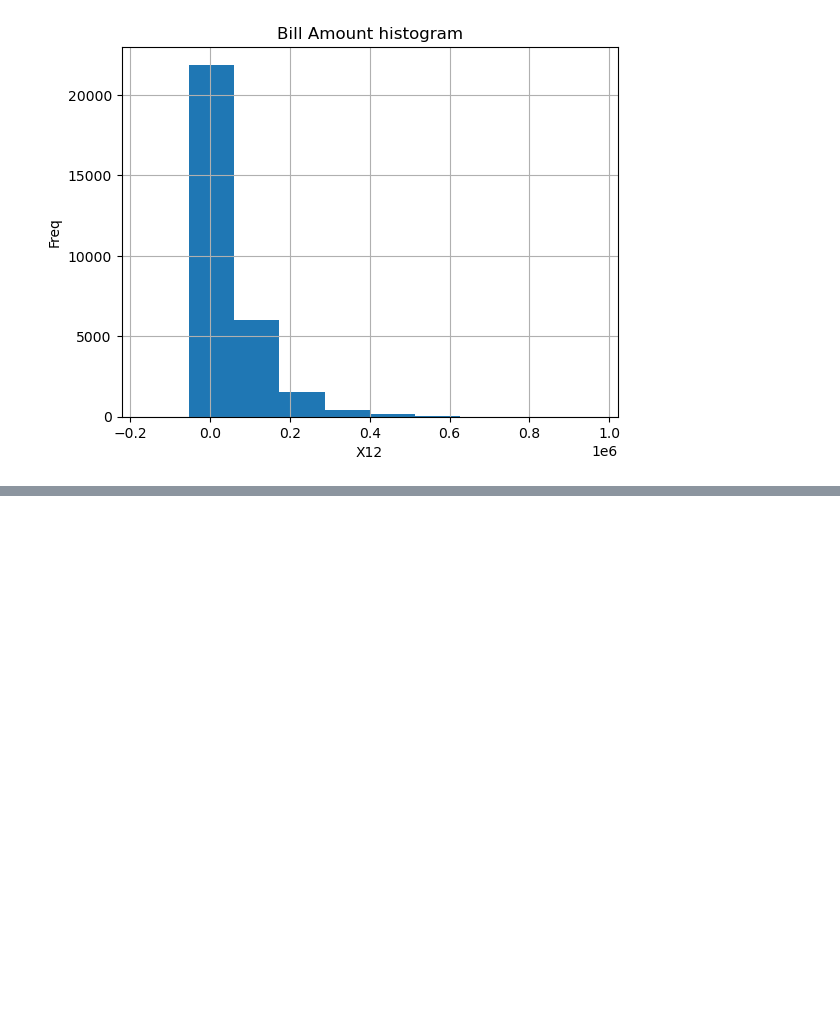
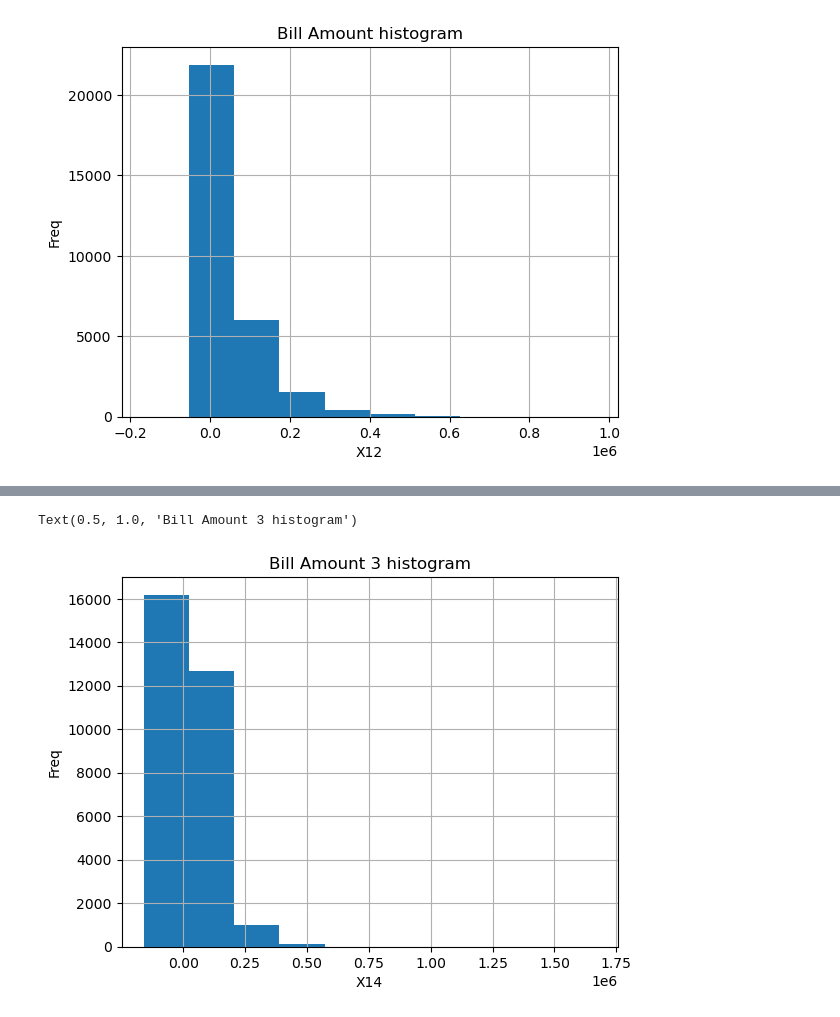
Before and after one commit to utkarshpant/6304-big-data-final-project, a Jupyter notebook: default+of+credit+card+clients/Source.ipynb, the cells around one changed output, grey strips where cells are left out. Cells and saved outputs as stored; diff of their text form; code cells hidden in the pictures; blank space fills up the shorter version.

```diff
--- a/default+of+credit+card+clients/Source.ipynb
+++ b/default+of+credit+card+clients/Source.ipynb
@@ -302,0 +308,8 @@ plt.title('Education histogram')
+# %%
+df['X14'].hist(bins=10)
+plt.xlabel('X14')
+plt.ylabel('Freq')
+plt.title('Bill Amount 3 histogram')
+# %% [output]
+Text(0.5, 1.0, 'Bill Amount 3 histogram')
+[figure, added]
```
Also changed, not shown: parts of 23 cells of this notebook.
